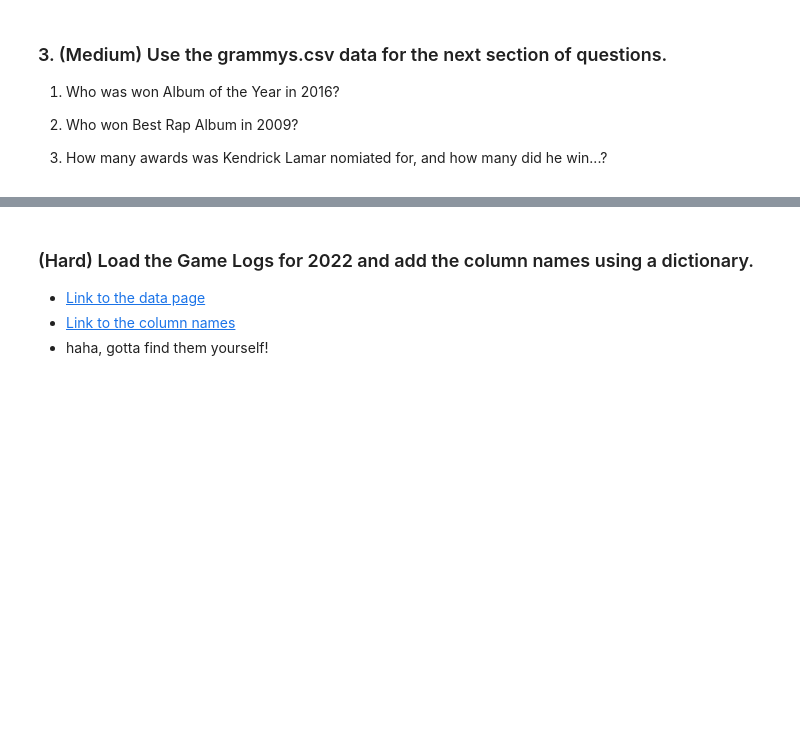
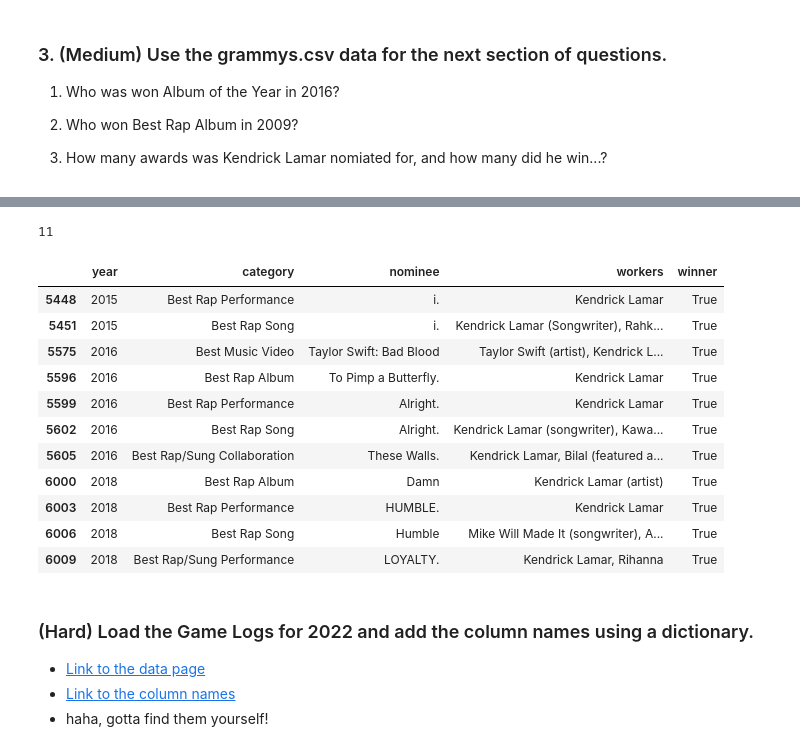
Before and after one commit to ye-htut-maung/my-fork-2024-DS-Tue, a Jupyter notebook: Week-01-Pandas/Exercise-YHM.ipynb, the cells around one changed output, grey strips where cells are left out. Saved outputs shown, nothing was run; the diff lists cells and outputs as text; code cells hidden in the pictures; blank space fills up the shorter version.

```diff
--- a/Week-01-Pandas/Exercise-YHM.ipynb
+++ b/Week-01-Pandas/Exercise-YHM.ipynb
@@ -357,0 +416,7 @@ Every question below this cell is extra credit and optional.
+# %%
+#  Who won Best Rap Album in 2009?
+c1_rap = df_grammys["category"] == "Best Rap Album"
+c2_2009 = df_grammys["year"] == 2009
+c3_winner = df_grammys["winner"] == True
+df_2009_rap_winner = df_grammys[c1_rap & c2_2009 & c3_winner]
+df_2009_rap_winner
@@ -358,3 +455,21 @@ Every question below this cell is extra credit and optional.
+# %%
+c4_k = df_grammys["workers"] == "Kendrick Lamar"
+print(len(df_grammys[c1_kl & c3_winner]))
+df_grammys[c1_kl & c3_winner]
+# %% [output]
+11
+|  | year | category | nominee | workers | winner |
+| 5448 | 2015 | Best Rap Performance | i. | Kendrick Lamar | True |
+| 5451 | 2015 | Best Rap Song | i. | Kendrick Lamar (Songwriter), Rahk... | True |
+| 5575 | 2016 | Best Music Video | Taylor Swift: Bad Blood | Taylor Swift (artist), Kendrick L... | True |
+| 5596 | 2016 | Best Rap Album | To Pimp a Butterfly. | Kendrick Lamar | True |
+| 5599 | 2016 | Best Rap Performance | Alright. | Kendrick Lamar | True |
+| 5602 | 2016 | Best Rap Song | Alright. | Kendrick Lamar (songwriter), Kawa... | True |
+| 5605 | 2016 | Best Rap/Sung Collaboration | These Walls. | Kendrick Lamar, Bilal (featured a... | True |
+| 6000 | 2018 | Best Rap Album | Damn | Kendrick Lamar (artist) | True |
+| 6003 | 2018 | Best Rap Performance | HUMBLE. | Kendrick Lamar | True |
+| 6006 | 2018 | Best Rap Song | Humble | Mike Will Made It (songwriter), A... | True |
+| 6009 | 2018 | Best Rap/Sung Performance | LOYALTY. | Kendrick Lamar, Rihanna | True |
 # %% [markdown]
 ### (Hard) Load the Game Logs for 2022 and add the column names using a dictionary.
 * [Link to the data page](https://www.retrosheet.org/gamelogs/)
```
Also changed, not shown: parts of 6 cells of this notebook.
